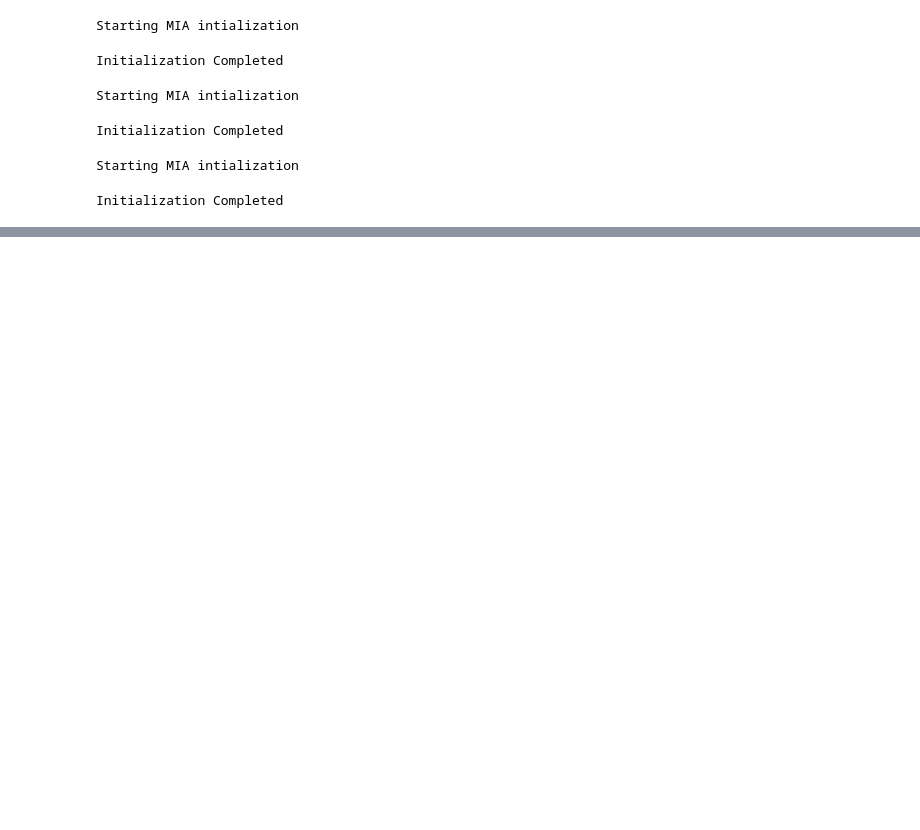
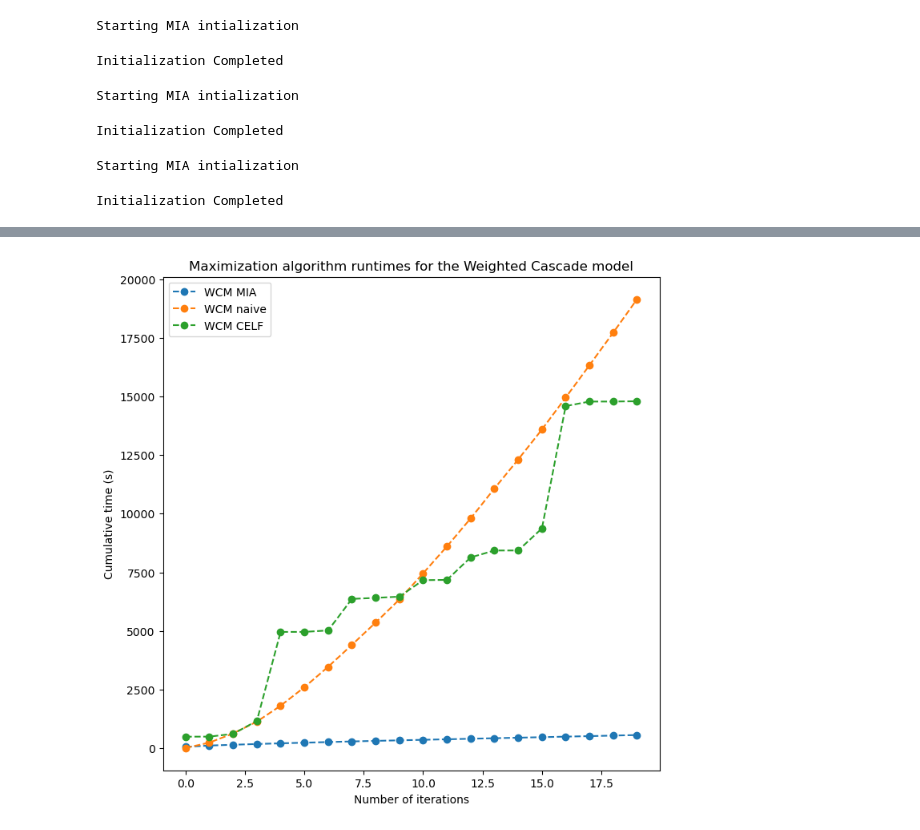
Before and after one commit to davidguzmanp/Influence-Maximization-in-Twitter-as-a-Social-Network-Graph, a Jupyter notebook: David/MIA_twitter_PB_comparisons runtime.ipynb, the cells around one changed output, grey strips where cells are left out. Saved outputs shown, nothing was run; the diff lists cells and outputs as text; code cells hidden in the pictures; blank space fills up the shorter version.

```diff
--- a/David/MIA_twitter_PB_comparisons runtime.ipynb
+++ b/David/MIA_twitter_PB_comparisons runtime.ipynb
@@ -174,0 +259,32 @@ plt.show()
+# %%
+# plot the cumulative timings for the MIA algorithm as a function of the number of iterations
+#calculate the cumulative sum of the timings
+
+# make bigger
+plt.rcParams['figure.figsize'] = [12, 8]
+
+cumulative_timings_wcm = np.cumsum(timings_wcm)
+
+#plot the cumulative timings
+plt.plot(cumulative_timings_wcm,'o--', label='WCM MIA')
+
+
+# plot the naive timings
+
+plt.plot(times_WC,'o--', label='WCM naive')
+
+# plot the celf timings
+
+
+plt.plot(celf_WC_time,'o--', label='WCM CELF')
+
+
+
+plt.xlabel('Number of iterations')
+plt.ylabel('Cumulative time (s)')
+plt.title('Maximization algorithm runtimes for the Weighted Cascade model')
+
+plt.legend()
+plt.show()
+# %% [output]
+[figure, added]
```
Also changed, not shown: parts of 8 cells of this notebook, 13 other files.
